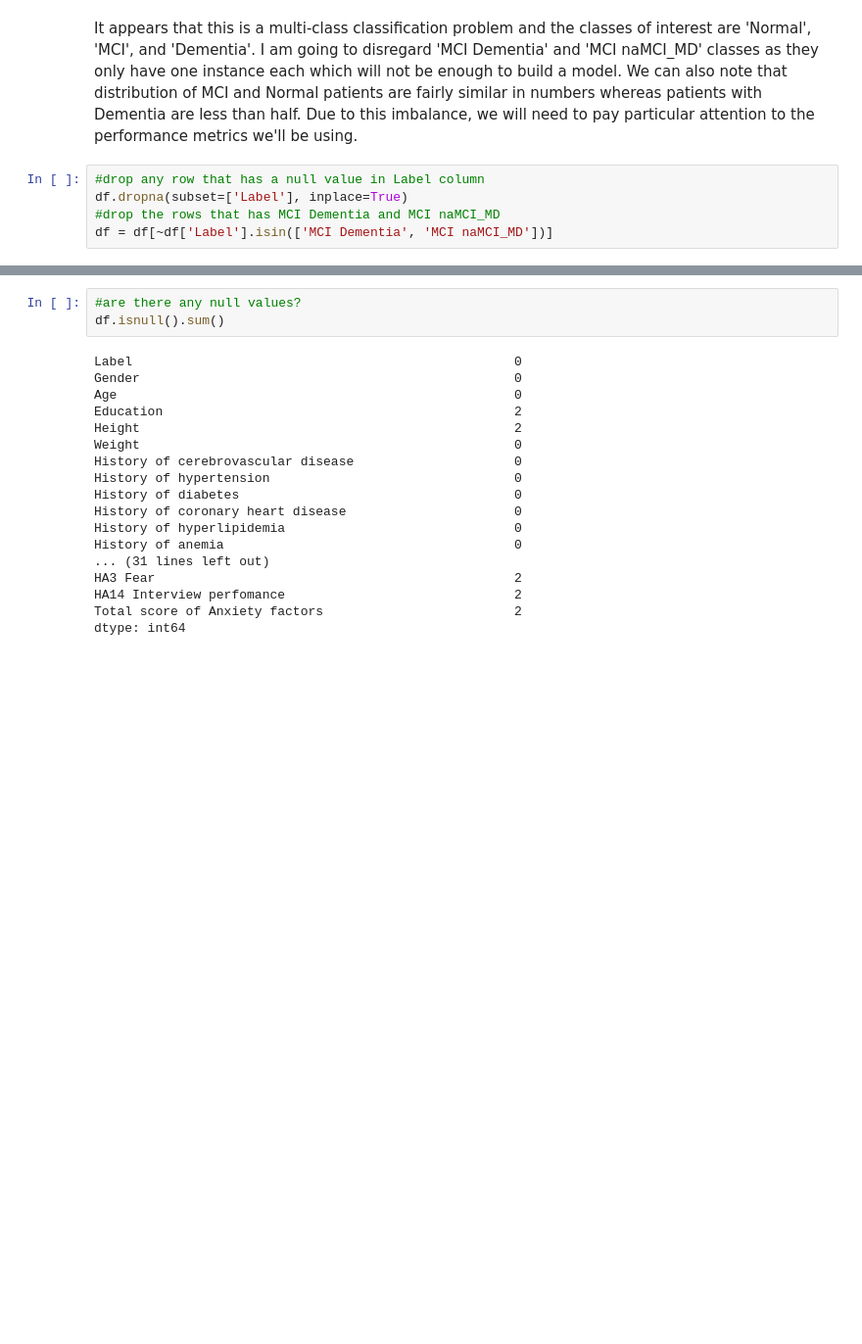
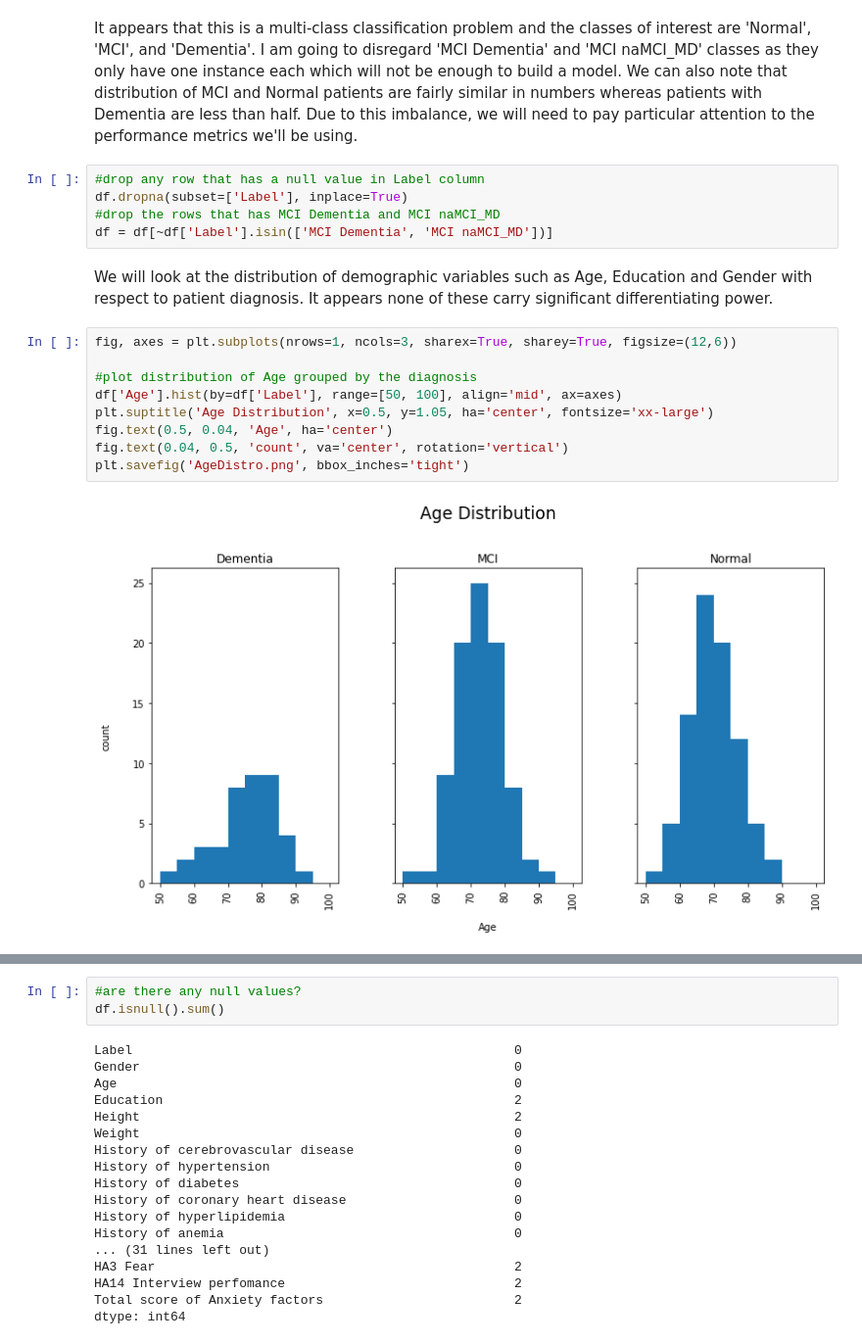
Before and after one commit to upulsen/omni, a Jupyter notebook: o8t.ipynb, the cells around one changed output, grey strips where cells are left out. Shown: that part at 98% size. Cells and saved outputs as stored; diff of their text form; blank space fills up the shorter version.

```diff
--- a/o8t.ipynb
+++ b/o8t.ipynb
@@ -63,3 +63,16 @@ It appears that this is a multi-class classification problem and the classes of
 df.dropna(subset=['Label'], inplace=True)
 #drop the rows that has MCI Dementia and MCI naMCI_MD
 df = df[~df['Label'].isin(['MCI Dementia', 'MCI naMCI_MD'])]
+# %% [markdown]
+We will look at the distribution of demographic variables such as Age, Education and Gender with respect to patient diagnosis. It appears none of these carry significant differentiating power.
+# %%
+fig, axes = plt.subplots(nrows=1, ncols=3, sharex=True, sharey=True, figsize=(12,6))
+
+#plot distribution of Age grouped by the diagnosis
+df['Age'].hist(by=df['Label'], range=[50, 100], align='mid', ax=axes)
+plt.suptitle('Age Distribution', x=0.5, y=1.05, ha='center', fontsize='xx-large')
+fig.text(0.5, 0.04, 'Age', ha='center')
+fig.text(0.04, 0.5, 'count', va='center', rotation='vertical')
+plt.savefig('AgeDistro.png', bbox_inches='tight')
+# %% [output]
+[figure, added]
```
Also changed, not shown: parts of 10 cells of this notebook.
